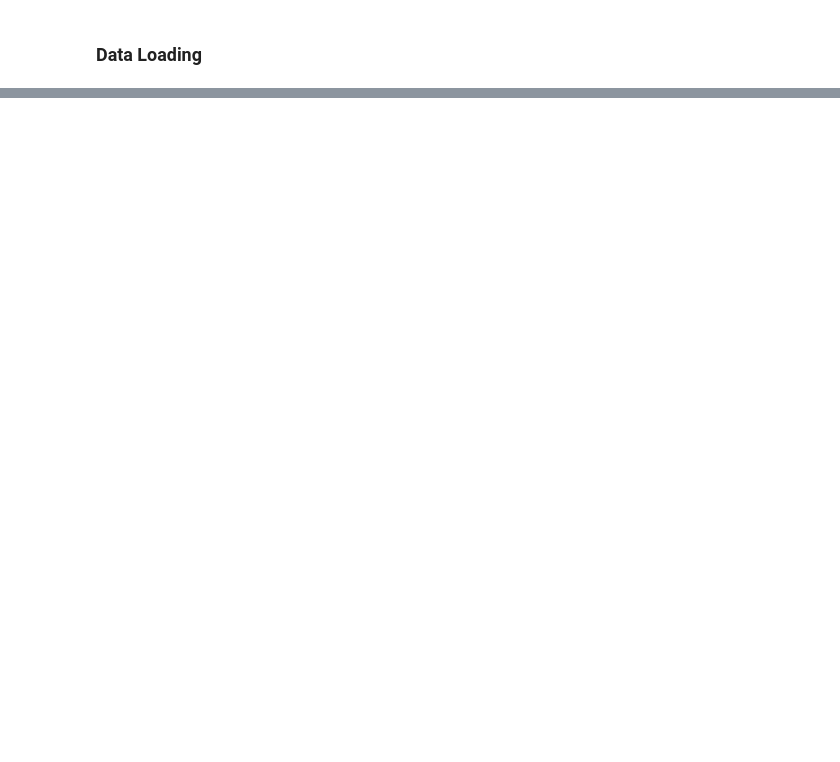
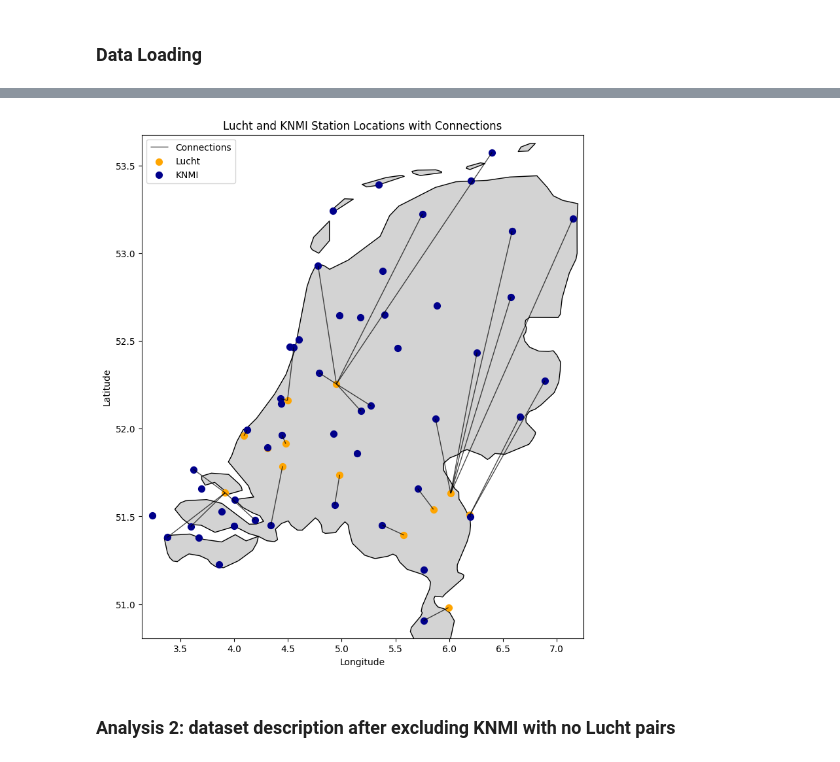
Before and after one commit to Majacodre/Extreme-precipitation, a Jupyter notebook: Exploratory Data Analysis.ipynb, the cells around one changed output, grey strips where cells are left out. Cells and saved outputs as stored; diff of their text form; code cells hidden in the pictures; blank space fills up the shorter version.

```diff
--- a/Exploratory Data Analysis.ipynb
+++ b/Exploratory Data Analysis.ipynb
@@ -398,0 +88,63 @@ plt.show()
+# %%
+world = gpd.read_file(
+    "https://naciscdn.org/naturalearth/50m/cultural/ne_50m_admin_0_countries.zip"
+)
+
+netherlands = world[world["NAME"] == "Netherlands"]
+
+pairs = data[["longitude_lucht", "latitude_lucht", "longitude_knmi", "latitude_knmi"]].drop_duplicates().dropna()
+lucht_df = data[["longitude_lucht", "latitude_lucht"]].drop_duplicates().dropna()
+knmi_df = data[["longitude_knmi", "latitude_knmi"]].drop_duplicates().dropna()
+
+lucht_gdf = gpd.GeoDataFrame(
+    lucht_df,
+    geometry=gpd.points_from_xy(lucht_df.longitude_lucht, lucht_df.latitude_lucht),
+    crs="EPSG:4326"
+)
+
+knmi_gdf = gpd.GeoDataFrame(
+    knmi_df,
+    geometry=gpd.points_from_xy(knmi_df.longitude_knmi, knmi_df.latitude_knmi),
+    crs="EPSG:4326"
+)
+
+pairs["geometry"] = pairs.apply(
+    lambda row: LineString([
+        (row.longitude_lucht, row.latitude_lucht),
+        (row.longitude_knmi, row.latitude_knmi)
+    ]),
+    axis=1
+)
+
+lines_gdf = gpd.GeoDataFrame(pairs, geometry="geometry", crs="EPSG:4326")
+
+# Plotting
+
+fig, ax = plt.subplots(figsize=(10,10))
+
+# Netherlands map
+netherlands.plot(ax=ax, color='lightgray', edgecolor='black')
+
+# Lines between stations
+lines_gdf.plot(ax=ax, color='black', linewidth=1, alpha=0.7, label='Connections')
+
+# Plot stations
+lucht_gdf.plot(ax=ax, color='orange', markersize=50, label='Lucht')
+knmi_gdf.plot(ax=ax, color='darkblue', markersize=50, label='KNMI')
+
+# Set plot limits to focus on points (tight zoom)
+all_lons = pd.concat([lucht_df["longitude_lucht"], knmi_df["longitude_knmi"]])
+all_lats = pd.concat([lucht_df["latitude_lucht"], knmi_df["latitude_knmi"]])
+buffer = 0.1  # extra space around points
+ax.set_xlim(all_lons.min() - buffer, all_lons.max() + buffer)
+ax.set_ylim(all_lats.min() - buffer, all_lats.max() + buffer)
+
+plt.legend()
+plt.title("Lucht and KNMI Station Locations with Connections")
+plt.xlabel("Longitude")
+plt.ylabel("Latitude")
+plt.show()
+# %% [output]
+[figure, added]
+# %% [markdown]
+### Analysis 2: dataset description after excluding KNMI with no Lucht pairs
```
Also changed, not shown: parts of 47 cells of this notebook, 7 other files.
